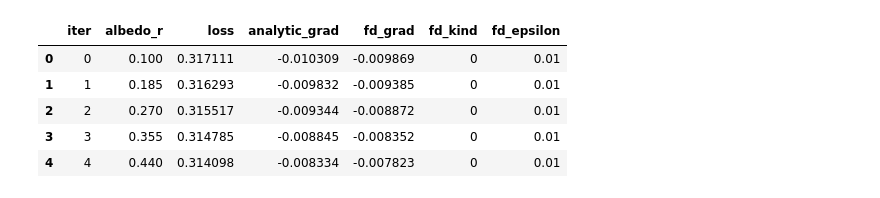
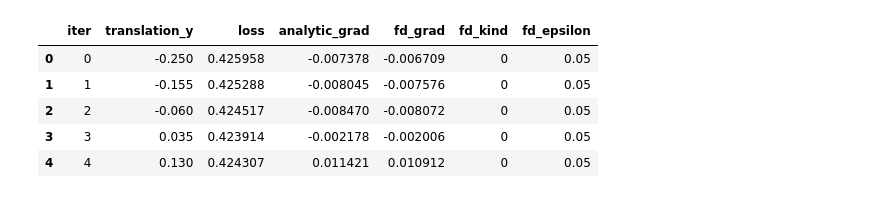
Before and after one commit to M-Gjerde/DifferentiablePointRendering, a Jupyter notebook: python/finite_difference/notebook_scatter.ipynb, the cells around one changed output. Drawn from its saved outputs; the diff is of its cells as text; code cells hidden in the pictures.

Commit message:
WIP scale grad

```diff
--- a/python/finite_difference/notebook_scatter.ipynb
+++ b/python/finite_difference/notebook_scatter.ipynb
@@ -1,31 +1,31 @@
 # %%
 import pandas as pd
 from pathlib import Path
 
 test = "0"
 index = "2"
-parameter= "albedo_r"
+parameter= "translation_y"
 scene = "cornell"
 camera = "camera1"
 csv_path = Path(f"Output/{scene}/{parameter}/{index}/{test}/{camera}_{parameter}_sweep.csv")
 
 if not csv_path.exists():
     raise FileNotFoundError(f"CSV file not found: {csv_path}")
 
 df = pd.read_csv(csv_path)
 
 required_columns = {f"{parameter}", "loss", "analytic_grad", "fd_grad"}
 if not required_columns.issubset(df.columns):
     raise RuntimeError(f"CSV must contain columns: {required_columns}")
 
 df.head()
 # %% [output]
-|  | iter | albedo_r | loss | analytic_grad | fd_grad | fd_kind | fd_epsilon |
-| 0 | 0 | 0.100 | 0.317111 | -0.010309 | -0.009869 | 0 | 0.01 |
-| 1 | 1 | 0.185 | 0.316293 | -0.009832 | -0.009385 | 0 | 0.01 |
-| 2 | 2 | 0.270 | 0.315517 | -0.009344 | -0.008872 | 0 | 0.01 |
-| 3 | 3 | 0.355 | 0.314785 | -0.008845 | -0.008352 | 0 | 0.01 |
-| 4 | 4 | 0.440 | 0.314098 | -0.008334 | -0.007823 | 0 | 0.01 |
+|  | iter | translation_y | loss | analytic_grad | fd_grad | fd_kind | fd_epsilon |
+| 0 | 0 | -0.250 | 0.425958 | -0.007378 | -0.006709 | 0 | 0.05 |
+| 1 | 1 | -0.155 | 0.425288 | -0.008045 | -0.007576 | 0 | 0.05 |
+| 2 | 2 | -0.060 | 0.424517 | -0.008470 | -0.008072 | 0 | 0.05 |
+| 3 | 3 | 0.035 | 0.423914 | -0.002178 | -0.002006 | 0 | 0.05 |
+| 4 | 4 | 0.130 | 0.424307 | 0.011421 | 0.010912 | 0 | 0.05 |
 # %%
 
 import matplotlib.pyplot as plt
```
Also changed, not shown: parts of 7 cells of this notebook, 4 other files.
